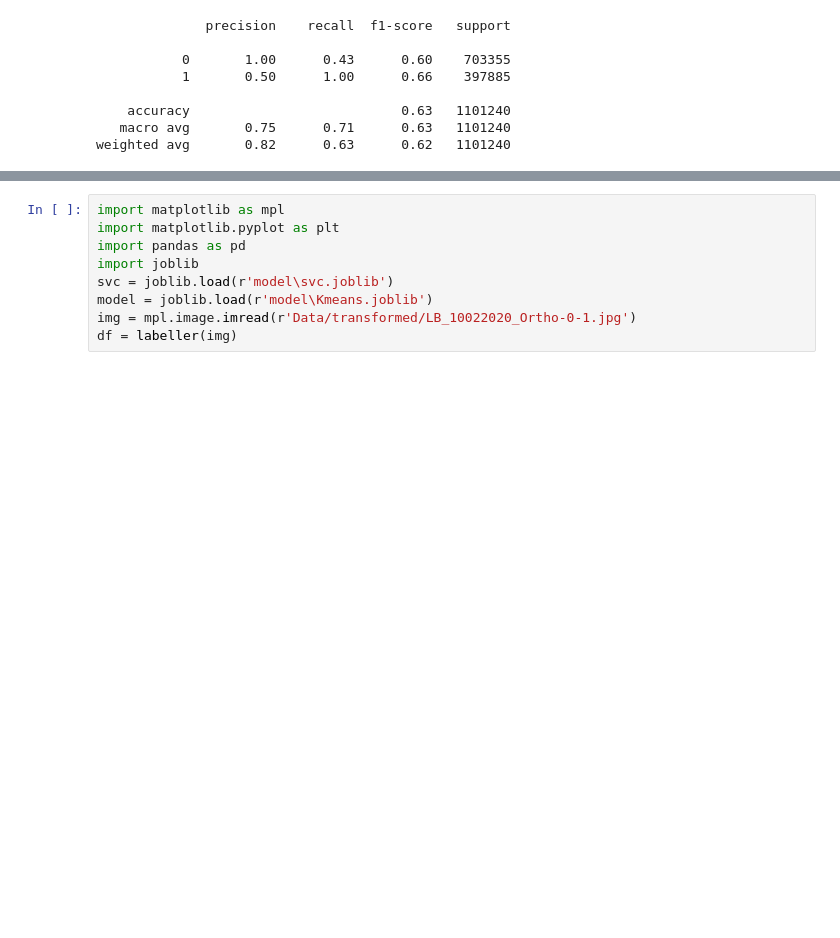
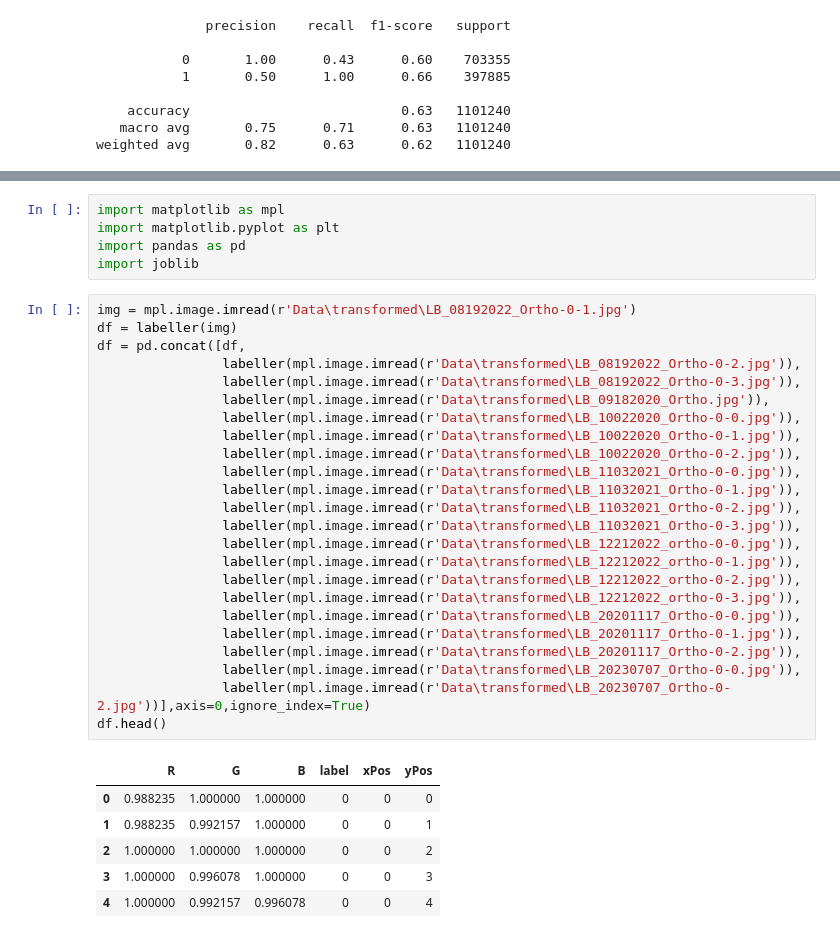
Before and after one commit to JHoward8/AAI695_Project, a Jupyter notebook: label.ipynb, the cells around one changed output, grey strips where cells are left out. Cells and saved outputs as stored; diff of their text form; blank space fills up the shorter version.

```diff
--- a/label.ipynb
+++ b/label.ipynb
@@ -460,7 +463,34 @@ import matplotlib as mpl
 import matplotlib.pyplot as plt
 import pandas as pd
 import joblib
-svc = joblib.load(r'model\svc.joblib')
-model = joblib.load(r'model\Kmeans.joblib')
-img = mpl.image.imread(r'Data/transformed/LB_10022020_Ortho-0-1.jpg')
-df = labeller(img)
+# %%
+img = mpl.image.imread(r'Data\transformed\LB_08192022_Ortho-0-1.jpg')
+df = labeller(img)
+df = pd.concat([df,
+                labeller(mpl.image.imread(r'Data\transformed\LB_08192022_Ortho-0-2.jpg')),
+                labeller(mpl.image.imread(r'Data\transformed\LB_08192022_Ortho-0-3.jpg')),
+                labeller(mpl.image.imread(r'Data\transformed\LB_09182020_Ortho.jpg')),
+                labeller(mpl.image.imread(r'Data\transformed\LB_10022020_Ortho-0-0.jpg')),
+                labeller(mpl.image.imread(r'Data\transformed\LB_10022020_Ortho-0-1.jpg')),
+                labeller(mpl.image.imread(r'Data\transformed\LB_10022020_Ortho-0-2.jpg')),
+                labeller(mpl.image.imread(r'Data\transformed\LB_11032021_Ortho-0-0.jpg')),
+                labeller(mpl.image.imread(r'Data\transformed\LB_11032021_Ortho-0-1.jpg')),
+                labeller(mpl.image.imread(r'Data\transformed\LB_11032021_Ortho-0-2.jpg')),
+                labeller(mpl.image.imread(r'Data\transformed\LB_11032021_Ortho-0-3.jpg')),
+                labeller(mpl.image.imread(r'Data\transformed\LB_12212022_ortho-0-0.jpg')),
+                labeller(mpl.image.imread(r'Data\transformed\LB_12212022_ortho-0-1.jpg')),
+                labeller(mpl.image.imread(r'Data\transformed\LB_12212022_ortho-0-2.jpg')),
+                labeller(mpl.image.imread(r'Data\transformed\LB_12212022_ortho-0-3.jpg')),
+                labeller(mpl.image.imread(r'Data\transformed\LB_20201117_Ortho-0-0.jpg')),
+                labeller(mpl.image.imread(r'Data\transformed\LB_20201117_Ortho-0-1.jpg')),
+                labeller(mpl.image.imread(r'Data\transformed\LB_20201117_Ortho-0-2.jpg')),
+                labeller(mpl.image.imread(r'Data\transformed\LB_20230707_Ortho-0-0.jpg')),
+                labeller(mpl.image.imread(r'Data\transformed\LB_20230707_Ortho-0-2.jpg'))],axis=0,ignore_index=True)
+df.head()
+# %% [output]
+|  | R | G | B | label | xPos | yPos |
+| 0 | 0.988235 | 1.000000 | 1.000000 | 0 | 0 | 0 |
+| 1 | 0.988235 | 0.992157 | 1.000000 | 0 | 0 | 1 |
+| 2 | 1.000000 | 1.000000 | 1.000000 | 0 | 0 | 2 |
+| 3 | 1.000000 | 0.996078 | 1.000000 | 0 | 0 | 3 |
+| 4 | 1.000000 | 0.992157 | 0.996078 | 0 | 0 | 4 |
```
Also changed, not shown: parts of 10 cells of this notebook, 2 other files.
